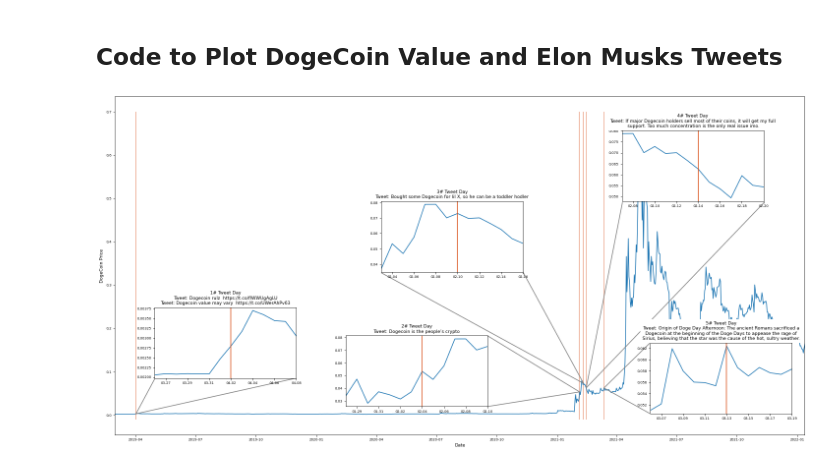
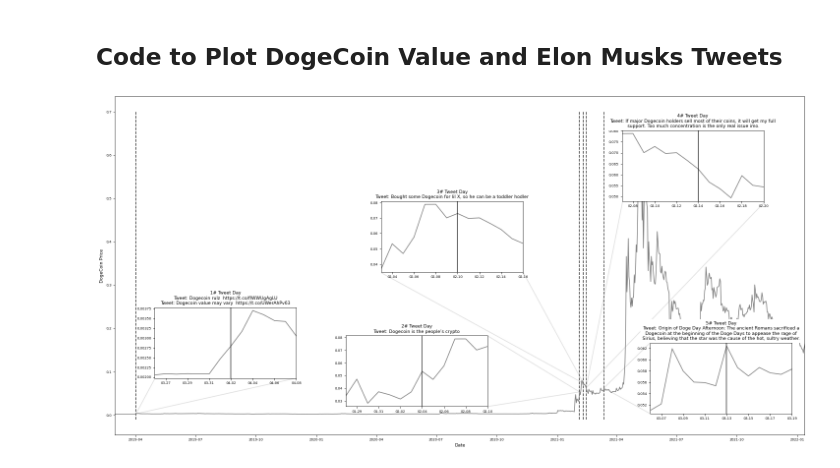
Before and after one commit to KoOBaALT/ThePowerOfATweet, a Jupyter notebook: exp/exp_004_VisualizationDogeCoinMuskTweets.ipynb, the cells around one changed output. Cells and saved outputs as stored; diff of their text form; code cells hidden in the pictures.

```diff
--- a/exp/exp_004_VisualizationDogeCoinMuskTweets.ipynb
+++ b/exp/exp_004_VisualizationDogeCoinMuskTweets.ipynb
@@ -21,7 +21,7 @@ plt.rcParams.update(bundles.neurips2021(usetex=False))
 day_delay = 7
 
 fig, ax = plt.subplots(figsize=[20,10])
-ax.plot(pd.to_datetime(df_dog.Date),df_dog["Close"])
+ax.plot(pd.to_datetime(df_dog.Date),df_dog["Close"], color ="gray")
 ax.xaxis.set_major_formatter(mdates.DateFormatter('%Y-%m'))
 ax.xaxis.set_major_locator(mdates.MonthLocator(interval=3))
 ax.set_xlabel("Date")
@@ -30,7 +30,7 @@ ax.set_ylabel("DogeCoin Price")
 
 
 # First Tweet
-ax.vlines(x = pd.to_datetime("2019-04-02"), ymin=-0.01,ymax=0.7, color="#d94a12", alpha=0.5)
+ax.vlines(x = pd.to_datetime("2019-04-02"), ymin=-0.01,ymax=0.7, color="black", alpha=0.8, linestyles="dashed")
 
 ix = df_dog [df_dog.Date == tweet_dates[0]].index[0]
 df_plot = df_dog.iloc[ix-day_delay:ix]
@@ -38,24 +38,24 @@ df_plot = df_plot.append(df_dog.iloc[ix:ix+day_delay])
 tweets_used = df_only_tweets [df_only_tweets.Date == tweet_dates[0]].tweet.values
 
 ax2 = plt.axes([.08, .2, .2, .2])
-ax2.plot(pd.to_datetime(df_plot.Date),df_plot["Close"])
+ax2.plot(pd.to_datetime(df_plot.Date),df_plot["Close"], color="gray")
 ax2.set_xlim(pd.to_datetime([pd.to_datetime(df_plot.Date).iloc[0], pd.to_datetime(df_plot.Date).iloc[-1]]))
-ax2.axvline(x=pd.to_datetime(tweet_dates[0]), color ="#d94c12")
+ax2.axvline(x=pd.to_datetime(tweet_dates[0]),color="black", alpha=0.8)
 ax2.xaxis.set_major_formatter(mdates.DateFormatter('%m-%d'))
 ax2.xaxis.set_major_locator(mdates.DayLocator(interval=2))
 ax2.set_title("1# Tweet Day\nTweet: "+"\nTweet: ".join(tweets_used))
 
 x1 = [pd.to_datetime(tweet_dates[0]), pd.to_datetime(tweet_dates[0])+pd.Timedelta(days=29)]
 y1 = [df_plot.iloc [int(len(df_plot)/2),:].Close, 0.085]
-ax.plot(x1, y1, marker = '', color ="gray")
+ax.plot(x1, y1, marker = '', color ="gray", alpha = 0.25)
 
 x1 = [pd.to_datetime(tweet_dates[0]), pd.to_datetime(tweet_dates[0])+pd.Timedelta(days=243)]
 y1 = [df_plot.iloc [int(len(df_plot)/2),:].Close, 0.085]
-ax.plot(x1, y1, marker = '', color ="gray")
+ax.plot(x1, y1, marker = '', color ="gray", alpha = 0.25)
 
 
 # Second Tweet
-ax.vlines(x = pd.to_datetime("2021-02-10"), ymin=-0.01,ymax=0.7, color="#d94a12", alpha=0.5)
+ax.vlines(x = pd.to_datetime("2021-02-10"), ymin=-0.01,ymax=0.7, color="black", alpha=0.8, linestyles="dashed")
 
 ix = df_dog [df_dog.Date == tweet_dates[1]].index[0]
 df_plot = df_dog.iloc[ix-day_delay:ix]
@@ -63,24 +63,24 @@ df_plot = df_plot.append(df_dog.iloc[ix:ix+day_delay])
 tweets_used = df_only_tweets [df_only_tweets.Date == tweet_dates[1]].tweet.values
 
 ax3 = plt.axes([.35, .12, .2, .2])
-ax3.plot(pd.to_datetime(df_plot.Date),df_plot["Close"])
+ax3.plot(pd.to_datetime(df_plot.Date),df_plot["Close"], color="gray")
 ax3.set_xlim(pd.to_datetime([pd.to_datetime(df_plot.Date).iloc[0], pd.to_datetime(df_plot.Date).iloc[-1]]))
-ax3.axvline(x=pd.to_datetime(tweet_dates[1]), color ="#d94c12")
+ax3.axvline(x=pd.to_datetime(tweet_dates[1]), color="black", alpha=0.8)
 ax3.xaxis.set_major_formatter(mdates.DateFormatter('%m-%d'))
 ax3.xaxis.set_major_locator(mdates.DayLocator(interval=2))
 ax3.set_title("2# Tweet Day\nTweet: "+"\nTweet: ".join(tweets_used))
 
 x1 = [pd.to_datetime(tweet_dates[1]), pd.to_datetime(tweet_dates[1])-pd.Timedelta(days=140)]
 y1 = [df_plot.iloc [int(len(df_plot)/2),:].Close, 0.183]
-ax.plot(x1, y1, marker = '', color ="gray")
+ax.plot(x1, y1, marker = '', color ="gray", alpha = 0.25)
 
 x1 = [pd.to_datetime(tweet_dates[1]), pd.to_datetime(tweet_dates[1])-pd.Timedelta(days=140)]
 y1 = [df_plot.iloc [int(len(df_plot)/2),:].Close, 0.0195]
-ax.plot(x1, y1, marker = '', color ="gray")
+ax.plot(x1, y1, marker = '', color ="gray", alpha = 0.25)
 
 
 # Third Tweet
-ax.vlines(x = pd.to_datetime("2021-02-04"), ymin=-0.01,ymax=0.7, color="#d94a12",alpha=0.5)
+ax.vlines(x = pd.to_datetime("2021-02-04"), ymin=-0.01,ymax=0.7, color="black", alpha=0.8, linestyles="dashed")
 
 ix = df_dog [df_dog.Date == tweet_dates[2]].index[0]
 df_plot = df_dog.iloc[ix-day_delay:ix]
@@ -88,24 +88,24 @@ df_plot = df_plot.append(df_dog.iloc[ix:ix+day_delay])
 tweets_used = df_only_tweets [df_only_tweets.Date == tweet_dates[2]].tweet.values
 
 ax3 = plt.axes([.4, .5, .2, .2])
-ax3.plot(pd.to_datetime(df_plot.Date),df_plot["Close"])
+ax3.plot(pd.to_datetime(df_plot.Date),df_plot["Close"], color="gray")
 ax3.set_xlim(pd.to_datetime([pd.to_datetime(df_plot.Date).iloc[0], pd.to_datetime(df_plot.Date).iloc[-1]]))
-ax3.axvline(x=pd.to_datetime(tweet_dates[2]), color ="#d94c12")
+ax3.axvline(x=pd.to_datetime(tweet_dates[2]), color="black", alpha=0.8)
 ax3.xaxis.set_major_formatter(mdates.DateFormatter('%m-%d'))
 ax3.xaxis.set_major_locator(mdates.DayLocator(interval=2))
 ax3.set_title("3# Tweet Day\nTweet: "+"\nTweet: ".join(tweets_used))
 
 x1 = [pd.to_datetime(tweet_dates[2]), pd.to_datetime(tweet_dates[2])-pd.Timedelta(days=150)]
 y1 = [df_plot.iloc [int(len(df_plot)/2),:].Close, 0.492]
-ax.plot(x1, y1, marker = '', color ="gray")
+ax.plot(x1, y1, marker = '', color ="gray", alpha = 0.25)
 
 x1 = [pd.to_datetime(tweet_dates[2]), pd.to_datetime(tweet_dates[2])-pd.Timedelta(days=307)]
 y1 = [df_plot.iloc [int(len(df_plot)/2),:].Close, 0.328]
-ax.plot(x1, y1, marker = '', color ="gray")
+ax.plot(x1, y1, marker = '', color ="gray", alpha = 0.25)
 
 
 # Fouth Tweet
-ax.vlines(x = pd.to_datetime("2021-02-14"), ymin=-0.01,ymax=0.7, color="#d94a12",alpha=0.5)
+ax.vlines(x = pd.to_datetime("2021-02-14"), ymin=-0.01,ymax=0.7, color="black", alpha=0.8, linestyles="dashed")
 
 ix = df_dog [df_dog.Date == tweet_dates[3]].index[0]
 df_plot = df_dog.iloc[ix-day_delay:ix]
@@ -114,50 +114,50 @@ tweets_used = df_only_tweets [df_only_tweets.Date == tweet_dates[3]].tweet.value
 tweets_used[0] = tweets_used[0][0:71] + "\n"+tweets_used[0][71:]
 
 ax3 = plt.axes([.74, .7, .2, .2])
-ax3.plot(pd.to_datetime(df_plot.Date),df_plot["Close"])
+ax3.plot(pd.to_datetime(df_plot.Date),df_plot["Close"], color="gray")
 ax3.set_xlim(pd.to_datetime([pd.to_datetime(df_plot.Date).iloc[0], pd.to_datetime(df_plot.Date).iloc[-1]]))
-ax3.axvline(x=pd.to_datetime(tweet_dates[3]), color ="#d94c12")
+ax3.axvline(x=pd.to_datetime(tweet_dates[3]), color="black", alpha=0.8)
 ax3.xaxis.set_major_formatter(mdates.DateFormatter('%m-%d'))
 ax3.xaxis.set_major_locator(mdates.DayLocator(interval=2))
 ax3.set_title("4# Tweet Day\nTweet: "+"\nTweet: ".join(tweets_used),bbox=dict(facecolor='white',edgecolor='none', alpha=1))
 
 x1 = [pd.to_datetime(tweet_dates[3]), pd.to_datetime(tweet_dates[3])+pd.Timedelta(days=55)]
 y1 = [df_plot.iloc [int(len(df_plot)/2),:].Close, 0.49]
-ax.plot(x1, y1, marker = '', color ="gray")
+ax.plot(x1, y1, marker = '', color ="gray", alpha = 0.25)
 
 x1 = [pd.to_datetime(tweet_dates[3]), pd.to_datetime(tweet_dates[3])+pd.Timedelta(days=270)]
 y1 = [df_plot.iloc [int(len(df_plot)/2),:].Close, 0.49]
-ax.plot(x1, y1, marker = '', color ="gray")
+ax.plot(x1, y1, marker = '', color ="gray", alpha = 0.25)
 
 
 # Fith Tweet
-ax.vlines(x = pd.to_datetime("2021-03-13"), ymin=-0.01,ymax=0.7, color="#d94a12", alpha=0.5)
+ax.vlines(x = pd.to_datetime("2021-03-13"), ymin=-0.01,ymax=0.7, color="black", alpha=0.8, linestyles="dashed")
 
 ix = df_dog [df_dog.Date == tweet_dates[4]].index[0]
 df_plot = df_dog.iloc[ix-day_delay:ix]
 df_plot = df_plot.append(df_dog.iloc[ix:ix+day_delay])
 tweets_used = df_only_tweets [df_only_tweets.Date == tweet_dates[4]].tweet.values
 tweets_used[0] = tweets_used[0][0:61] + "\n"+tweets_used[0][61:128]+"\n"+tweets_used[0][128:]
 ax3 = plt.axes([.78, .1, .2, .2])
-ax3.plot(pd.to_datetime(df_plot.Date),df_plot["Close"])
+ax3.plot(pd.to_datetime(df_plot.Date),df_plot["Close"], color="gray")
 ax3.set_xlim(pd.to_datetime([pd.to_datetime(df_plot.Date).iloc[0], pd.to_datetime(df_plot.Date).iloc[-1]]))
-ax3.axvline(x=pd.to_datetime(tweet_dates[4]), color ="#d94c12")
+ax3.axvline(x=pd.to_datetime(tweet_dates[4]), color="black", alpha=0.8)
 ax3.xaxis.set_major_formatter(mdates.DateFormatter('%m-%d'))
 ax3.xaxis.set_major_locator(mdates.DayLocator(interval=2))
 ax3.set_title("5# Tweet Day\nTweet: "+"\nTweet: ".join(tweets_used),bbox=dict(facecolor='white',edgecolor='none', alpha=1))
 
 
 x1 = [pd.to_datetime(tweet_dates[4]), pd.to_datetime(tweet_dates[4])+pd.Timedelta(days=69)]
 y1 = [df_plot.iloc [int(len(df_plot)/2),:].Close, 0.165]
-ax.plot(x1, y1, marker = '', color ="gray")
+ax.plot(x1, y1, marker = '', color ="gray", alpha = 0.25)
 
 x1 = [pd.to_datetime(tweet_dates[4]), pd.to_datetime(tweet_dates[4])+pd.Timedelta(days=69)]
 y1 = [df_plot.iloc [int(len(df_plot)/2),:].Close, 0.004]
-ax.plot(x1, y1, marker = '', color ="gray")
+ax.plot(x1, y1, marker = '', color ="gray", alpha = 0.25)
 
 #ax.set_title("DogeCoin Timeseries with Elon Musks Tweets about DogeCoin", fontsize=28)
 ax.set_xlim(pd.to_datetime(["2019-03-01", "2022-01-12"]))
 plt.show()
 # %% [output]
-[figure, old version]
+[figure, new version]
 # %%
```
Also changed, not shown: parts of 1 cell of this notebook, 7 other files.
